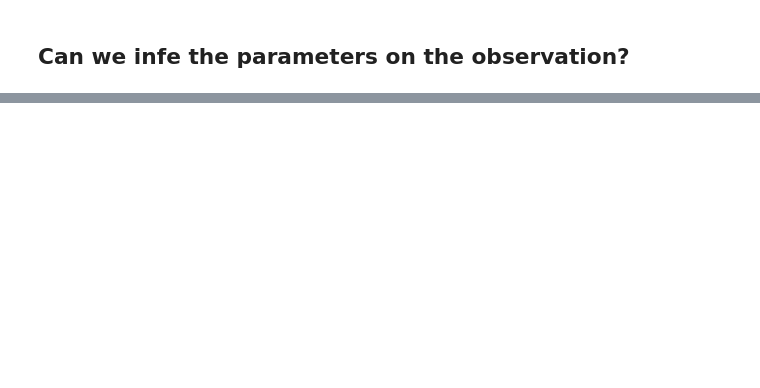
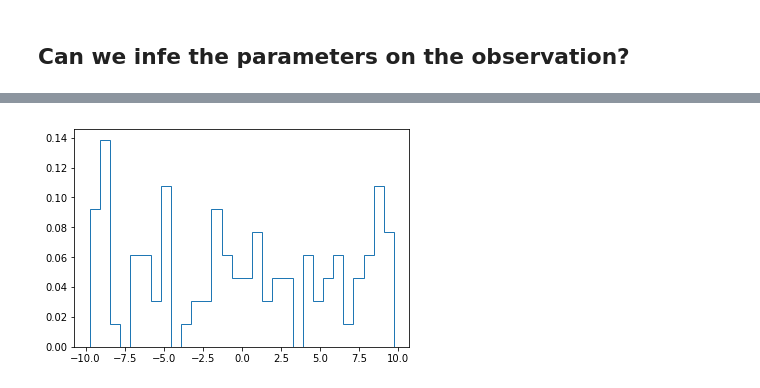
Before and after one commit to robineriksson/abcGBM, a Jupyter notebook: notebooks/Normal toy example.ipynb, the cells around one changed output, grey strips where cells are left out. Saved outputs shown, nothing was run; the diff lists cells and outputs as text; code cells hidden in the pictures; blank space fills up the shorter version.

```diff
--- a/notebooks/Normal toy example.ipynb
+++ b/notebooks/Normal toy example.ipynb
@@ -241,0 +321,5 @@ infered: [-0.07563226081640168, 5.789556691100006]
+# %%
+plt.hist(omega, bins = 30, density=True, histtype="step")
+pass
+# %% [output]
+[figure, added]
```
Also changed, not shown: parts of 16 cells of this notebook, 1 other file.
